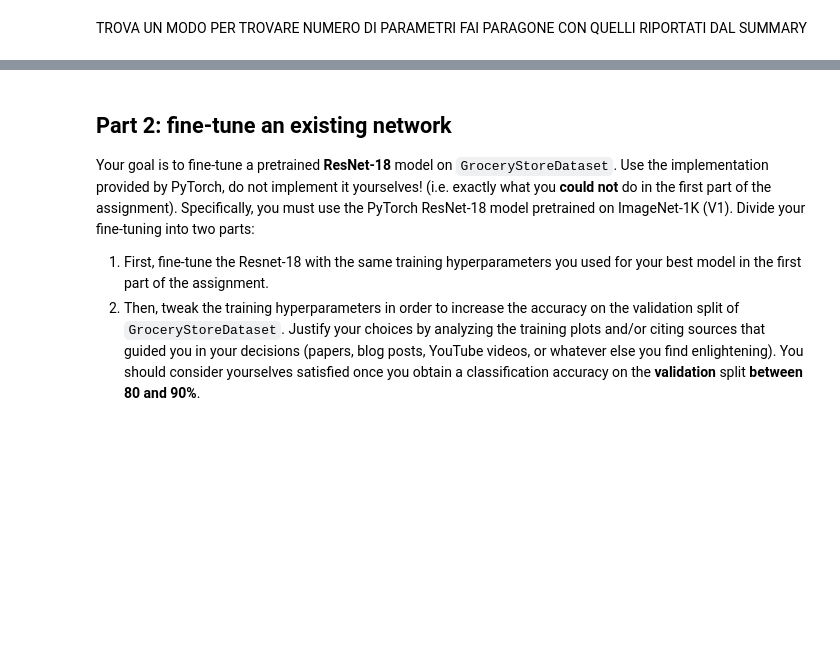
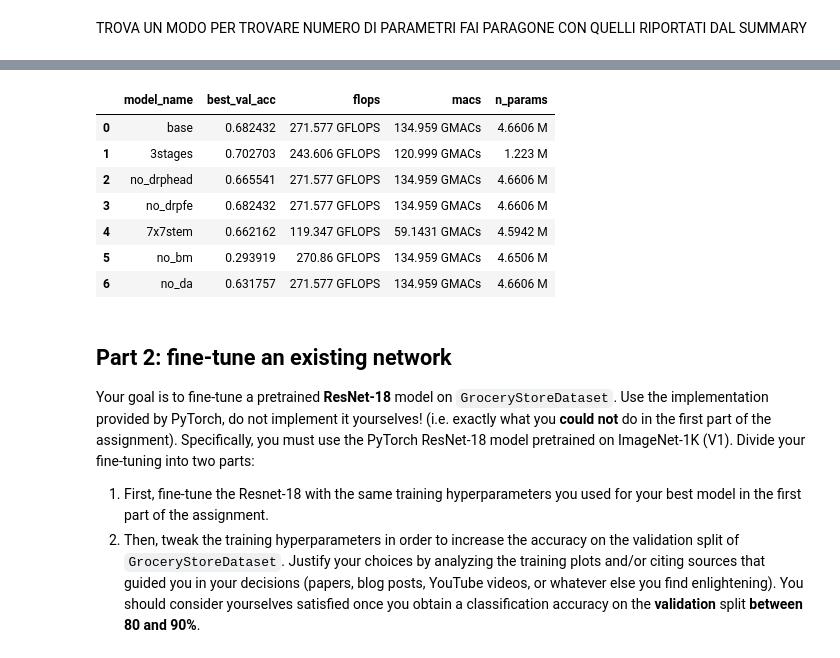
Before and after one commit to DanieleBaiocco/IPCV_assignment2, a Jupyter notebook: assignment_2.ipynb, the cells around one changed output, grey strips where cells are left out. Drawn from its saved outputs; the diff is of its cells as text; code cells hidden in the pictures; blank space fills up the shorter version.

```diff
--- a/assignment_2.ipynb
+++ b/assignment_2.ipynb
@@ -534,7 +487,7 @@ def perform_epoch(model, criterion, dataloader, epoch, num_epochs, metric, devic
     metric_value = metric.compute().item()
     return epoch_loss, metric_value
 # %%
-def train(model, num_epochs, criterion, opt, train_dl, val_dl, num_classes, earlystop_patience, weights_path, scheduler, device):
+def train(model, num_epochs, criterion, opt, train_dl, val_dl, num_classes, earlystop_patience, scheduler, device):
     train_acc_fn, val_acc_fn = initialize_metrics(num_classes, device)
     best_val_acc = 0.0
     epochs_without_improvement = 0
@@ -555,7 +508,7 @@ def train(model, num_epochs, criterion, opt, train_dl, val_dl, num_classes, earl
 
         print_epoch_summary(epoch, num_epochs, train_loss, train_acc, val_loss, val_acc)
 
-        best_val_acc, epochs_without_improvement = check_early_stopping(model, val_acc, best_val_acc, epochs_without_improvement, earlystop_patience, weights_path)
+        best_val_acc, epochs_without_improvement = check_early_stopping(model, val_acc, best_val_acc, epochs_without_improvement, earlystop_patience)
         if epochs_without_improvement >= earlystop_patience:
             print(f"Early stopping triggered after {epoch+1} epochs without improvement.")
             break
@@ -606,11 +559,10 @@ def validate_one_epoch(model, val_dl, criterion, val_acc_fn, device, epoch, num_
     val_acc = val_acc_fn.compute().item()
     return val_loss, val_acc
 
-def check_early_stopping(model, val_acc, best_val_acc, epochs_without_improvement, earlystop_patience, weights_path):
+def check_early_stopping(model, val_acc, best_val_acc, epochs_without_improvement, earlystop_patience):
     if val_acc > best_val_acc:
         best_val_acc = val_acc
         epochs_without_improvement = 0
-        save_model_weights(model, best_val_acc, weights_path)
     else:
         epochs_without_improvement += 1
     return best_val_acc, epochs_without_improvement
@@ -762,3 +750,14 @@ Estimated Total Size (MB): 219.68
+# %%
+results
+# %% [output]
+|  | model_name | best_val_acc | flops | macs | n_params |
+| 0 | base | 0.682432 | 271.577 GFLOPS | 134.959 GMACs | 4.6606 M |
+| 1 | 3stages | 0.702703 | 243.606 GFLOPS | 120.999 GMACs | 1.223 M |
+| 2 | no_drphead | 0.665541 | 271.577 GFLOPS | 134.959 GMACs | 4.6606 M |
+| 3 | no_drpfe | 0.682432 | 271.577 GFLOPS | 134.959 GMACs | 4.6606 M |
+| 4 | 7x7stem | 0.662162 | 119.347 GFLOPS | 59.1431 GMACs | 4.5942 M |
+| 5 | no_bm | 0.293919 | 270.86 GFLOPS | 134.959 GMACs | 4.6506 M |
+| 6 | no_da | 0.631757 | 271.577 GFLOPS | 134.959 GMACs | 4.6606 M |
 # %% [markdown]
 ## Part 2: fine-tune an existing network
 
```
Also changed, not shown: parts of 18 cells of this notebook, 3 other files.
